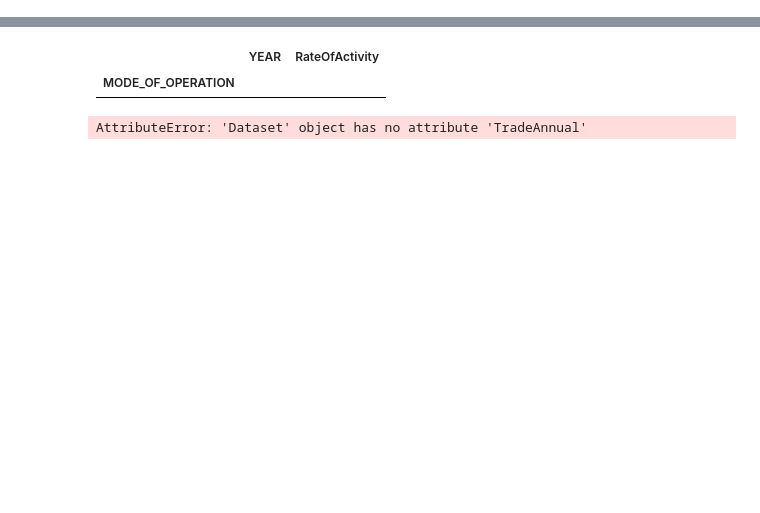
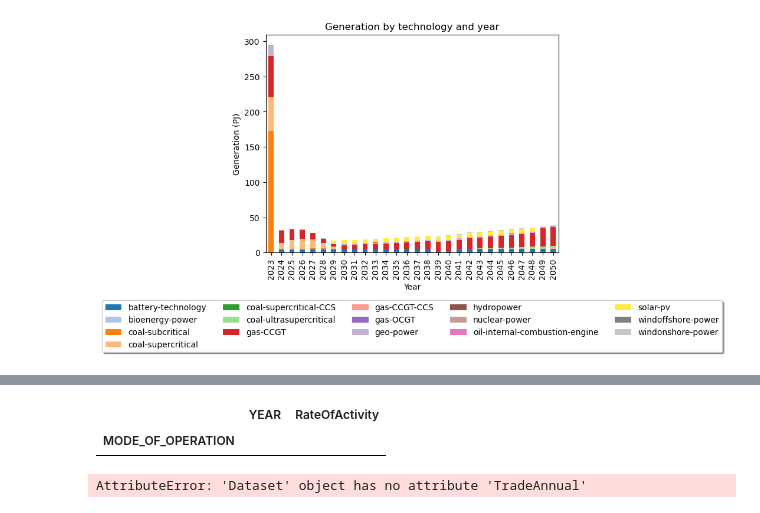
Before and after one commit to transition-zero/tza-V20, a Jupyter notebook: notebooks/run_model.ipynb, the cells around one changed output, grey strips where cells are left out. Drawn from its saved outputs; the diff is of its cells as text; code cells hidden in the pictures; blank space fills up the shorter version.

Commit message:
Added visualisations to notebook

```diff
--- a/notebooks/run_model.ipynb
+++ b/notebooks/run_model.ipynb
@@ -80,0 +82,34 @@ NameError: name 'plt' is not defined
+# %%
+# Group the data by TECHNOLOGY and YEAR and calculate the sum of GrossCapacity
+grouped_data = model.solution.ProductionByTechnology.to_dataframe().reset_index().groupby(by=["TECHNOLOGY", "YEAR"]).sum(numeric_only=True).reset_index()
+
+# Exclude import, resource, production, and transmission results
+grouped_data = grouped_data[~(grouped_data["TECHNOLOGY"].str.contains('|'.join(['step',
+                                                                                'import',
+                                                                                'resource',
+                                                                                'production',
+                                                                                'transmission',
+                                                                                'liquefaction',
+                                                                                'regasification'])))]
+
+pivot_data = grouped_data.reset_index().pivot(index="YEAR", columns="TECHNOLOGY", values="ProductionByTechnology")
+
+# Plot the data
+pivot_data.plot(kind="bar",
+                stacked=True,
+                # color=plt.cm.tab20.colors)
+                color = color)
+
+# Set the labels and title
+plt.xlabel("Year")
+plt.ylabel("Generation (PJ)")
+plt.title("Generation by technology and year")
+plt.legend(loc='upper center',
+          bbox_to_anchor=(0.5, -0.2),
+          fancybox=True,
+          shadow=True, ncol=5)
+
+# Show the plot
+plt.show()
+# %% [output]
+[figure, added]
```
Also changed, not shown: parts of 4 cells of this notebook.
